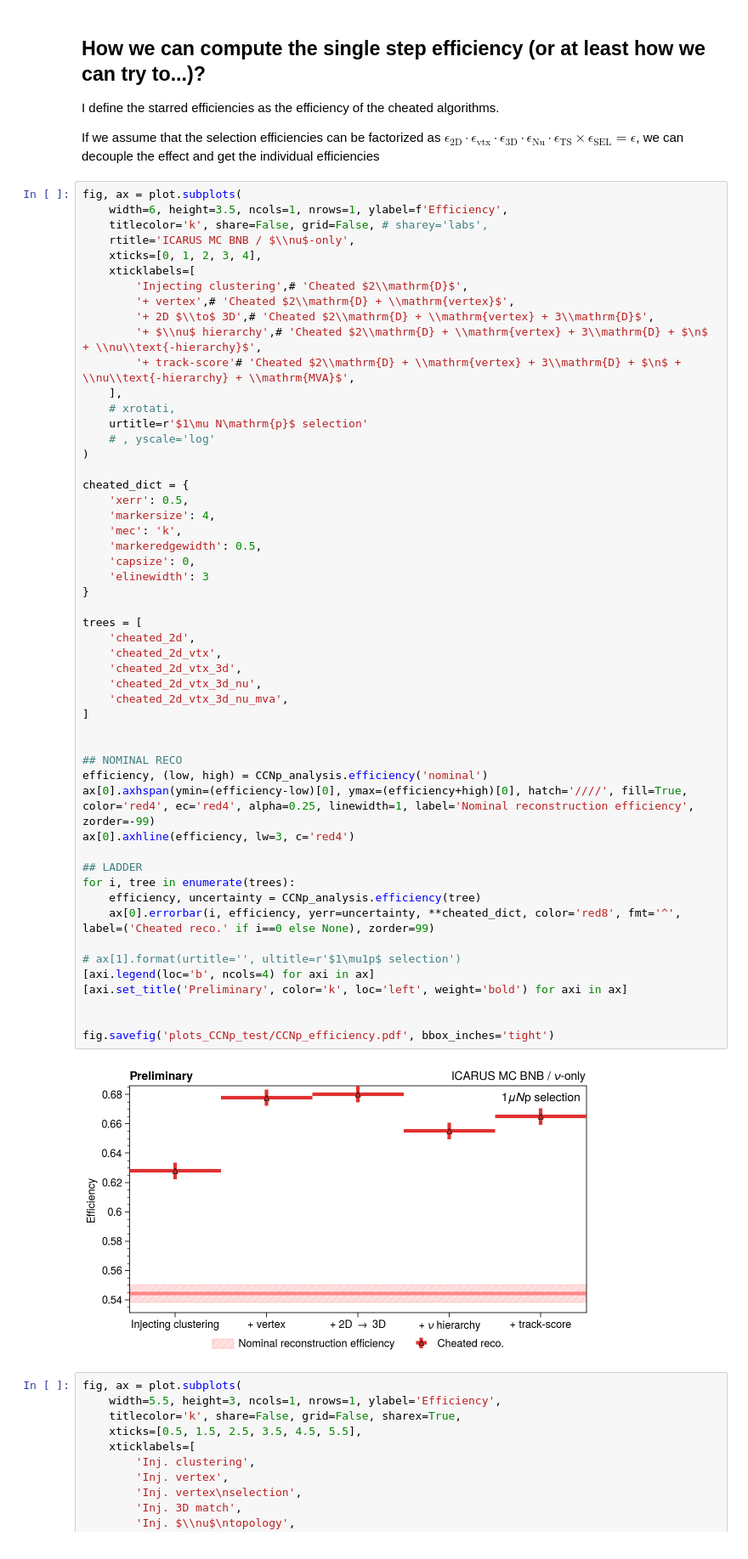
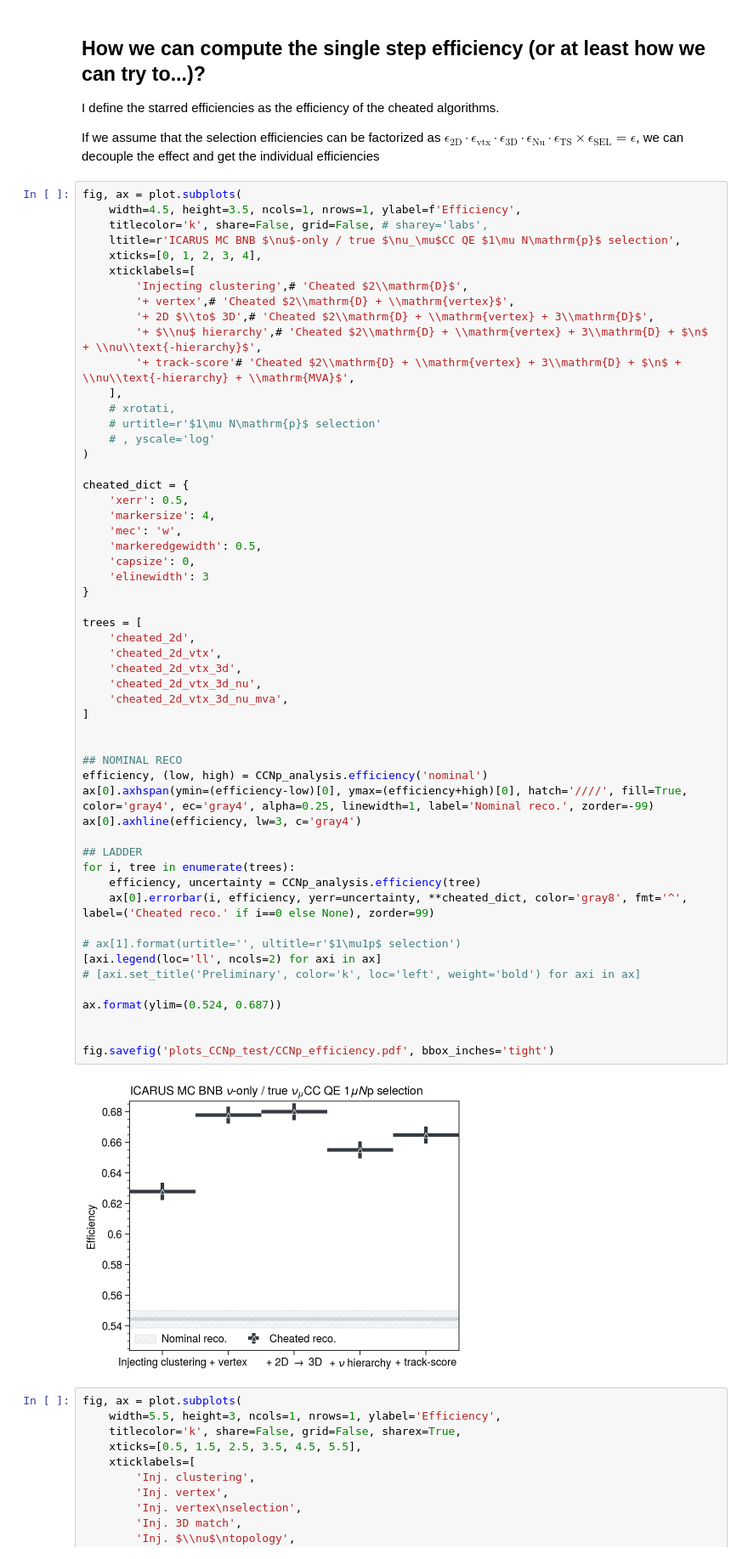
Before and after one commit to mattiasotgia/The_Empty_Hearse, a Jupyter notebook: notebooks/Np_plot.ipynb, the cells around one changed output. Shown at 85% size. Cells and saved outputs as stored; diff of their text form.

```diff
--- a/notebooks/Np_plot.ipynb
+++ b/notebooks/Np_plot.ipynb
@@ -206,9 +211,9 @@ I define the starred efficiencies as the efficiency of the cheated algorithms.
 If we assume that the selection efficiencies can be factorized as $\epsilon_\mathrm{2D} \cdot \epsilon_\mathrm{vtx} \cdot \epsilon_\mathrm{3D} \cdot \epsilon_\mathrm{Nu} \cdot \epsilon_\mathrm{TS} \times \epsilon_\mathrm{SEL} = \epsilon$, we can decouple the effect and get the individual efficiencies
 # %%
 fig, ax = plot.subplots(
-    width=6, height=3.5, ncols=1, nrows=1, ylabel=f'Efficiency',
+    width=4.5, height=3.5, ncols=1, nrows=1, ylabel=f'Efficiency',
     titlecolor='k', share=False, grid=False, # sharey='labs',
-    rtitle='ICARUS MC BNB / $\\nu$-only',
+    ltitle=r'ICARUS MC BNB $\nu$-only / true $\nu_\mu$CC QE $1\mu N\mathrm{p}$ selection',
     xticks=[0, 1, 2, 3, 4],
     xticklabels=[
         'Injecting clustering',# 'Cheated $2\\mathrm{D}$',
@@ -218,46 +223,48 @@ fig, ax = plot.subplots(
         '+ track-score'# 'Cheated $2\\mathrm{D} + \\mathrm{vertex} + 3\\mathrm{D} + $\n$ + \\nu\\text{-hierarchy} + \\mathrm{MVA}$',
     ],
     # xrotati,
-    urtitle=r'$1\mu N\mathrm{p}$ selection'
+    # urtitle=r'$1\mu N\mathrm{p}$ selection'
     # , yscale='log'
 )
 
 cheated_dict = {
     'xerr': 0.5,
     'markersize': 4,
-    'mec': 'k',
+    'mec': 'w',
     'markeredgewidth': 0.5,
     'capsize': 0,
     'elinewidth': 3
 }
 
 trees = [
     'cheated_2d',
     'cheated_2d_vtx',
     'cheated_2d_vtx_3d',
     'cheated_2d_vtx_3d_nu',
     'cheated_2d_vtx_3d_nu_mva',
 ]
 
 
 ## NOMINAL RECO
 efficiency, (low, high) = CCNp_analysis.efficiency('nominal')
-ax[0].axhspan(ymin=(efficiency-low)[0], ymax=(efficiency+high)[0], hatch='////', fill=True, color='red4', ec='red4', alpha=0.25, linewidth=1, label='Nominal reconstruction efficiency', zorder=-99)
-ax[0].axhline(efficiency, lw=3, c='red4')
+ax[0].axhspan(ymin=(efficiency-low)[0], ymax=(efficiency+high)[0], hatch='////', fill=True, color='gray4', ec='gray4', alpha=0.25, linewidth=1, label='Nominal reco.', zorder=-99)
+ax[0].axhline(efficiency, lw=3, c='gray4')
 
 ## LADDER
 for i, tree in enumerate(trees):
     efficiency, uncertainty = CCNp_analysis.efficiency(tree)
-    ax[0].errorbar(i, efficiency, yerr=uncertainty, **cheated_dict, color='red8', fmt='^', label=('Cheated reco.' if i==0 else None), zorder=99)
+    ax[0].errorbar(i, efficiency, yerr=uncertainty, **cheated_dict, color='gray8', fmt='^', label=('Cheated reco.' if i==0 else None), zorder=99)
 
 # ax[1].format(urtitle='', ultitle=r'$1\mu1p$ selection')
-[axi.legend(loc='b', ncols=4) for axi in ax]
-[axi.set_title('Preliminary', color='k', loc='left', weight='bold') for axi in ax]
+[axi.legend(loc='ll', ncols=2) for axi in ax]
+# [axi.set_title('Preliminary', color='k', loc='left', weight='bold') for axi in ax]
+
+ax.format(ylim=(0.524, 0.687))
 
 
 fig.savefig('plots_CCNp_test/CCNp_efficiency.pdf', bbox_inches='tight')
 # %% [output]
-[figure, old version]
+[figure, new version]
 # %%
 fig, ax = plot.subplots(
     width=5.5, height=3, ncols=1, nrows=1, ylabel='Efficiency',
```
Also changed, not shown: parts of 17 cells of this notebook, 40 other files.
